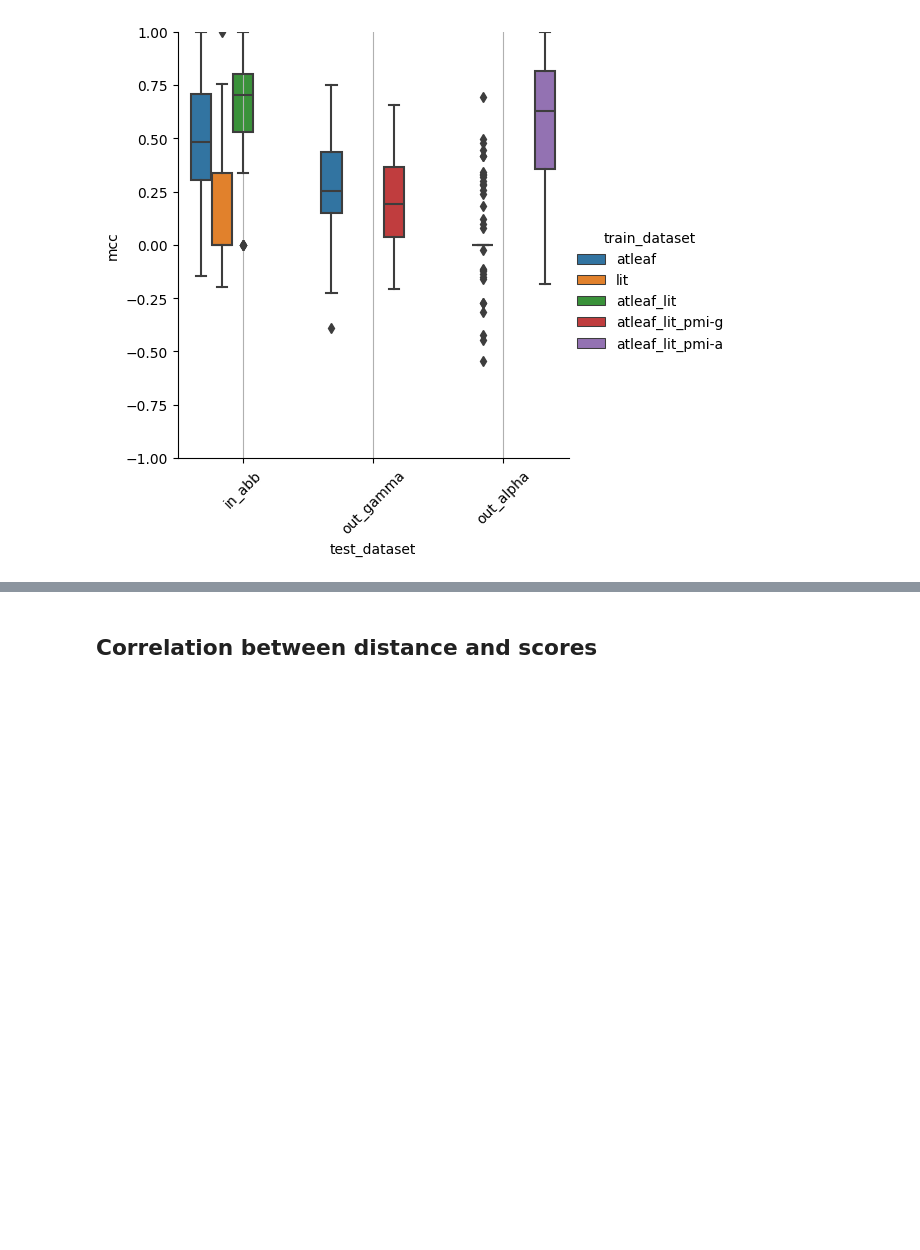
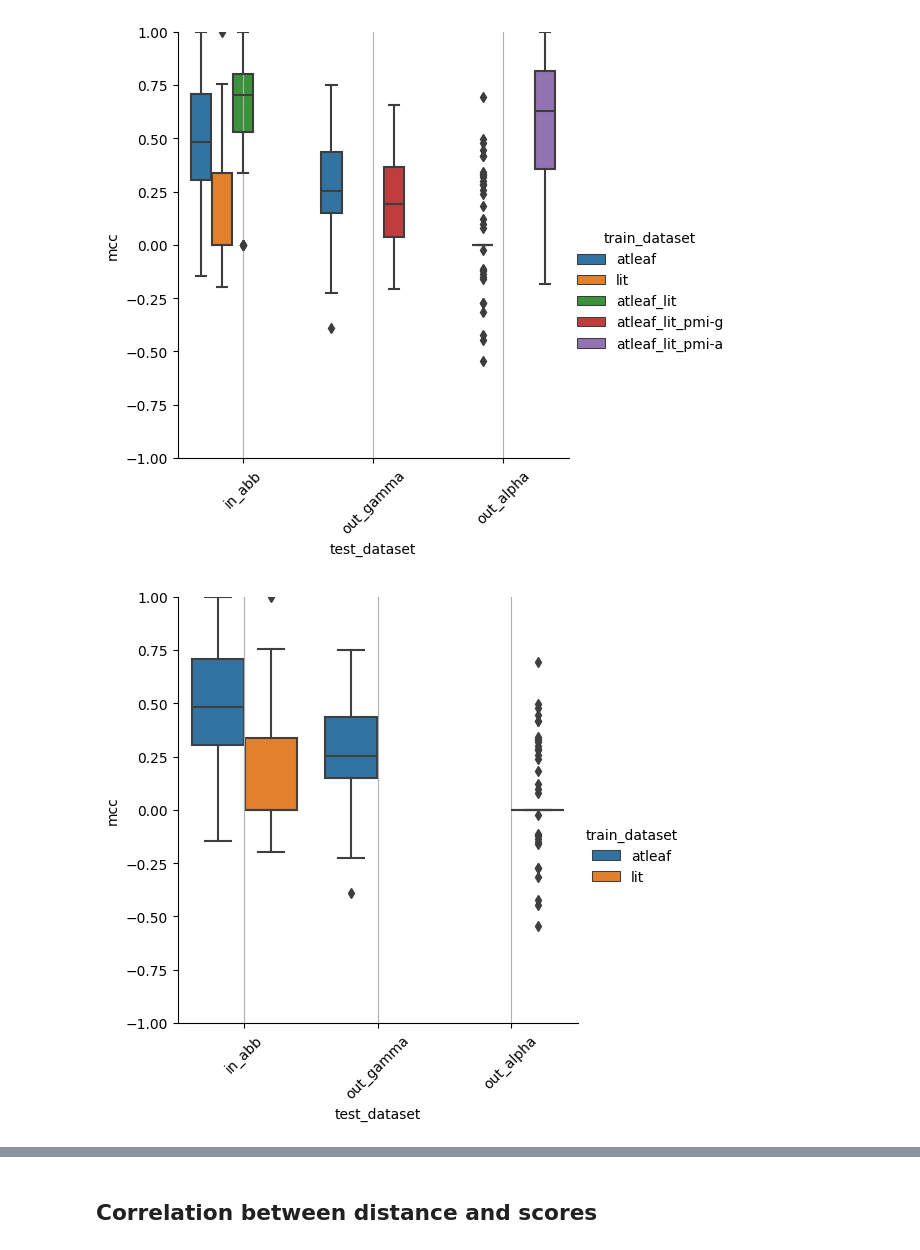
Before and after one commit to kbasecollaborations/trait-prediction, a Jupyter notebook: notebooks/testset_predict_viz.ipynb, the cells around one changed output, grey strips where cells are left out. Drawn from its saved outputs; the diff is of its cells as text; code cells hidden in the pictures; blank space fills up the shorter version.

```diff
--- a/notebooks/testset_predict_viz.ipynb
+++ b/notebooks/testset_predict_viz.ipynb
@@ -81,3 +81,14 @@ for i, ax in enumerate(g.axes.flat):
         label.set_rotation(45)
 # %% [output]
 [figure]
+# %%
+plot_data = eval_df[~eval_df.test_dataset.str.endswith("_cv")]
+plot_data = plot_data[plot_data.test_dataset.isin(["in_abb", "out_gamma", "out_alpha"]) & plot_data.train_dataset.isin(["atleaf", "lit"])]
+g = sns.catplot(data=plot_data, x="test_dataset", y="mcc", hue="train_dataset", kind="box")
+for i, ax in enumerate(g.axes.flat):
+    ax.set_ylim(-1, 1)
+    ax.grid(True, axis="x")
+    for label in ax.get_xticklabels():
+        label.set_rotation(45)
+# %% [output]
+[figure, added]
```
Also changed, not shown: parts of 4 cells of this notebook, 3 other files.
